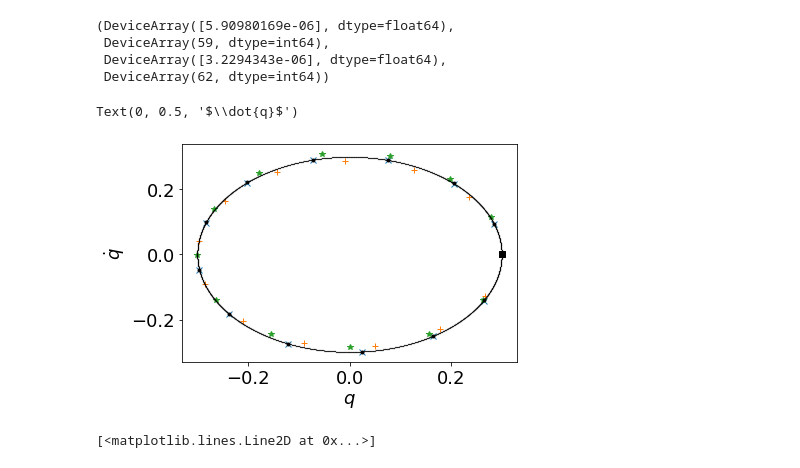
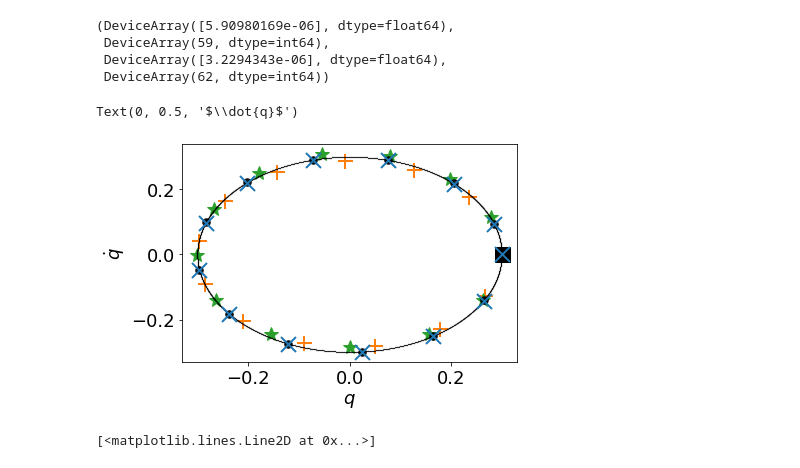
Before and after one commit to Christian-Offen/LagrangianShadowIntegration, a Jupyter notebook: Pendulum_midpoint.ipynb, the cells around one changed output. Saved outputs shown, nothing was run; the diff lists cells and outputs as text; code cells hidden in the pictures.

Commit message:
adjusted marker size

```diff
--- a/Pendulum_midpoint.ipynb
+++ b/Pendulum_midpoint.ipynb
@@ -495,27 +495,32 @@ trjGPEL,velGPEL,pGPEL,trjGPEL_ex,velGPEL_ex,pGPEL_ex=pickle.load(open('data/Pend
 #velGPEL_ex,pGPEL_ex = gpelIntEx.velocities(trjGPEL_ex) # compute corresponding velocities using the Lagrangian framework
 # %%
 #pickle.dump([trjGPEL,velGPEL,pGPEL,trjGPEL_ex,velGPEL_ex,pGPEL_ex],open('data/Pendulum_GPEL_data_10000.p','wb')) # save data
-# %%
-# plot shapshot data of trajectories of the two Lagrangians together with LSI trajectory and reference trajectory
-
-mx = 13      # number of snapshots
-mx2 = 10000  # number of snapshots of reference
-
-f=plt.figure()
-ax=f.add_subplot(111)
-ax.plot(trj[0,:mx],qdotRectrj[0,:mx],'x')        # Shadow integration (blue) - all discretisation errors corrected up to second order in h
-ax.plot(trjGPEL[0,:mx],velGPEL[0,:mx],'+')       # contains discretisation error at training and simulation (orange)
-ax.plot(trjGPEL_ex[0,:mx],velGPEL_ex[0,:mx],'*') # contains discretisation error only at simulation (green)
-ax.plot(trj_ref[0,0],trj_ref[1,0],'ks')          # reference start
-ax.plot(trj_ref[0,:mx],trj_ref[1,:mx],marker='.',color='k',alpha=0.9,linestyle='none')  # reference
-ax.plot(trj_ref[0,:mx2],trj_ref[1,:mx2],'k.',alpha=1,linestyle='none',markersize=.1)  # reference
-
-plt.xlabel('$q$')
-plt.ylabel('$\dot{q}$')
-#plt.savefig('PendulumMotionLGP_central_FD_vs_exact_vsShadow13Pts.pdf',bbox_inches='tight')
-# %% [output]
-Text(0, 0.5, '$\\dot{q}$')
-[figure, removed]
+# %%
+# plot shapshot data of trajectories of the two Lagrangians together with LSI trajectory and reference trajectory
+
+mx = 13      # number of snapshots
+mx2 = 10000  # number of snapshots of reference
+
+markersize=15
+markersize2=15
+markeredgewidth =2
+
+f=plt.figure()
+ax=f.add_subplot(111)
+
+ax.plot(trjGPEL[0,:mx],velGPEL[0,:mx],'+',markersize=markersize,markeredgewidth=markeredgewidth,color='C1')       # contains discretisation error at training and simulation (orange)
+ax.plot(trjGPEL_ex[0,:mx],velGPEL_ex[0,:mx],'*',markersize=markersize,color='C2') # contains discretisation error only at simulation (green)
+ax.plot(trj_ref[0,0],trj_ref[1,0],'ks',markersize=markersize)          # reference start
+ax.plot(trj_ref[0,:mx],trj_ref[1,:mx],marker='.',color='k',alpha=0.9,linestyle='none',markersize=markersize)  # reference
+ax.plot(trj_ref[0,:mx2],trj_ref[1,:mx2],'k.',alpha=1,linestyle='none',markersize=.1)  # reference
+ax.plot(trj[0,:mx],qdotRectrj[0,:mx],'x',markersize=markersize2,markeredgewidth=markeredgewidth,color='C0')        # Shadow integration (blue) - all discretisation errors corrected up to second order in h
+
+plt.xlabel('$q$')
+plt.ylabel('$\dot{q}$')
+#plt.savefig('PendulumMotion_Compare.pdf',bbox_inches='tight')
+# %% [output]
+Text(0, 0.5, '$\\dot{q}$')
+[figure, added]
 # %%
 # energies computed using the learned Lagrangians (no correction)
 
```
Also changed, not shown: 1 other file.
